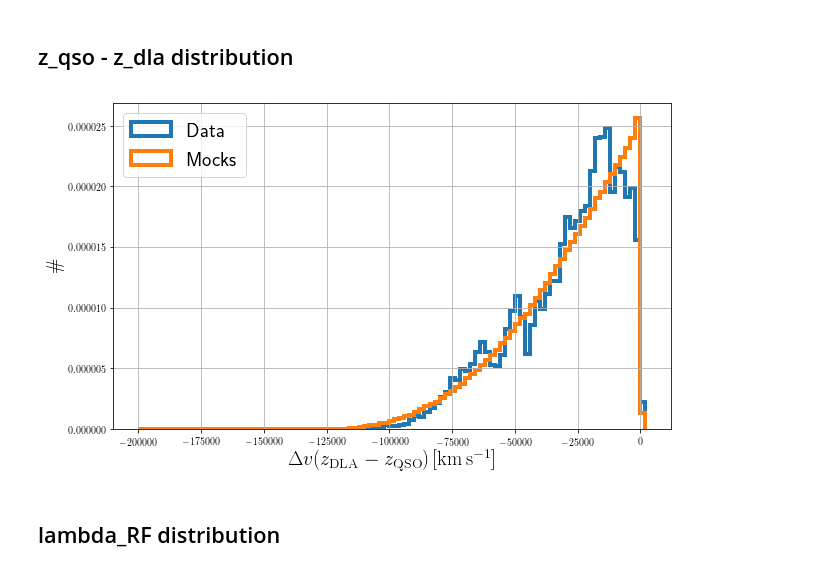
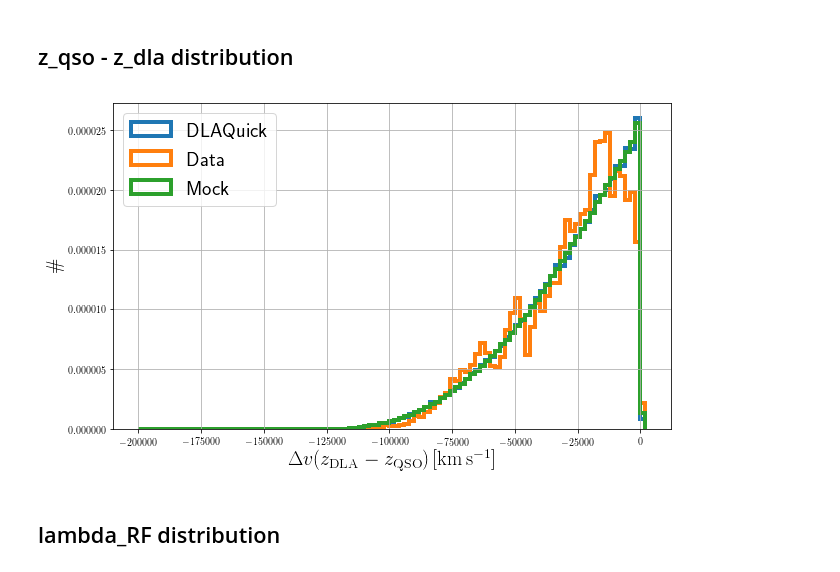
Before and after one commit to igmhub/desi_QA, a Jupyter notebook: Mocks/QA_DLA.ipynb, the cells around one changed output. Drawn from its saved outputs; the diff is of its cells as text; code cells hidden in the pictures.

```diff
--- a/Mocks/QA_DLA.ipynb
+++ b/Mocks/QA_DLA.ipynb
@@ -248,7 +291,7 @@ plt.grid()
 # %% [markdown]
 ## NHI distribution
 # %%
-toPlot = {'Mocks':mock['DLA_catalog'], 'Data':data['DLA_catalog']}
+toPlot = {'Mocks':mock['DLA_catalog'], 'MocksQuick':mockQuick['DLA_catalog'], 'Data':data['DLA_catalog']}
 bins = sp.arange(19.,22.5,0.02)
 for name,path in sorted(toPlot.items()):
     h = fitsio.FITS(path)
@@ -256,13 +299,6 @@ for name,path in sorted(toPlot.items()):
     h.close()
     plt.hist(nhi,bins=bins,histtype='step',label=name,density=True,linewidth=4)
 
-###
-#h = fitsio.FITS('$HOME/Programs/desi/code/desisim/py/desisim/data/fN_spline_z24.fits.gz')
-#NHI = h[1]['LGN'][:][0]
-#d = h[1]['FN'][:][0]
-#h.close()
-#plt.plot(NHI,d,linewidth=4)
-
 plt.xlabel(r'$NHI$')
 plt.ylabel(r'$\mathrm{\#}$')
 plt.legend()
@@ -271,0 +324,26 @@ plt.grid()
+# %%
+toPlot = {'DR14':data['DLA_catalog'],'Mock':mock['DLA_catalog'],'quickMock':mockQuick['DLA_catalog']}
+redshift_key = { 'DR14':'Z', 'Mock':'Z','quickMock':'ZDLA'}
+
+plt.plot(pygm['logNHI'],pygm['logfz2.5'],linewidth=4,color='blue',label='pygm z=2.5')
+plt.errorbar(ND['logNHI'],ND['logf'],yerr=ND['sigma_logf'],fmt='o',markersize=4,label='Noterdaeme et.al. 2012')
+
+bins = sp.arange(19.25,22.5,0.1)
+for name,path in sorted(toPlot.items()):
+    h = fitsio.FITS(path)
+    nhi = h[1]['NHI'][:]
+    zqso = h[1]['ZQSO'][:]
+    zdla = h[1][redshift_key[name]][:]
+    w = (zdla<=3.6) & (zdla>2)
+    nhi = nhi[w]
+    zqso = zqso[w]
+    zdla = zdla[w]
+    nhi,fnhi = fNH(zqso,nhi,zmin=0,bins=bins)
+    plt.plot(nhi,fnhi,'o',label=name,markersize=8)
+
+plt.xlabel(r'$NHI$')
+plt.ylabel(r'$f(NHI)$')
+plt.xlim(19,23)
+plt.ylim(-27,-19.5)
+plt.legend()
+plt.grid()
@@ -272,22 +352,24 @@ plt.grid()
 # %% [markdown]
 ## z_qso - z_dla distribution
 # %%
-toPlot = {'Mocks':mock['DLA_catalog'], 'Data':data['DLA_catalog']}
+toPlot = {'Mock':mock['DLA_catalog'],'DLAQuick':mockQuick['DLA_catalog'],'Data':data['DLA_catalog']}
+redshift_key = { 'Data':'Z', 'Mock':'Z','DLAQuick':'ZDLA'}
+
 bins = sp.arange(-200000.,4000.,2000.)
 for name,path in sorted(toPlot.items()):
     h = fitsio.FITS(path)
-    zdla = h[1]['Z'][:]
+    zdla = h[1][redshift_key[name]][:]
     zqso = h[1]['ZQSO'][:]
     c = (scipy.constants.speed_of_light/1000.) #- km/s
     dv = c*(zdla-zqso)/(1.+zqso)
     h.close()
     plt.hist(dv,bins=bins,histtype='step',label=name,density=True,linewidth=4)
 plt.xlabel(r'$\Delta v(z_{\mathrm{DLA}}-z_{\mathrm{QSO}}) \, [\mathrm{km\,s^{-1}}]$')
 plt.ylabel(r'$\mathrm{\#}$')
 plt.legend(loc=2)
 plt.grid()
 # %% [output]
-[figure, old version]
+[figure, new version]
 # %% [markdown]
 ## lambda_RF distribution
 # %% [markdown]
```
Also changed, not shown: parts of 11 cells of this notebook.
